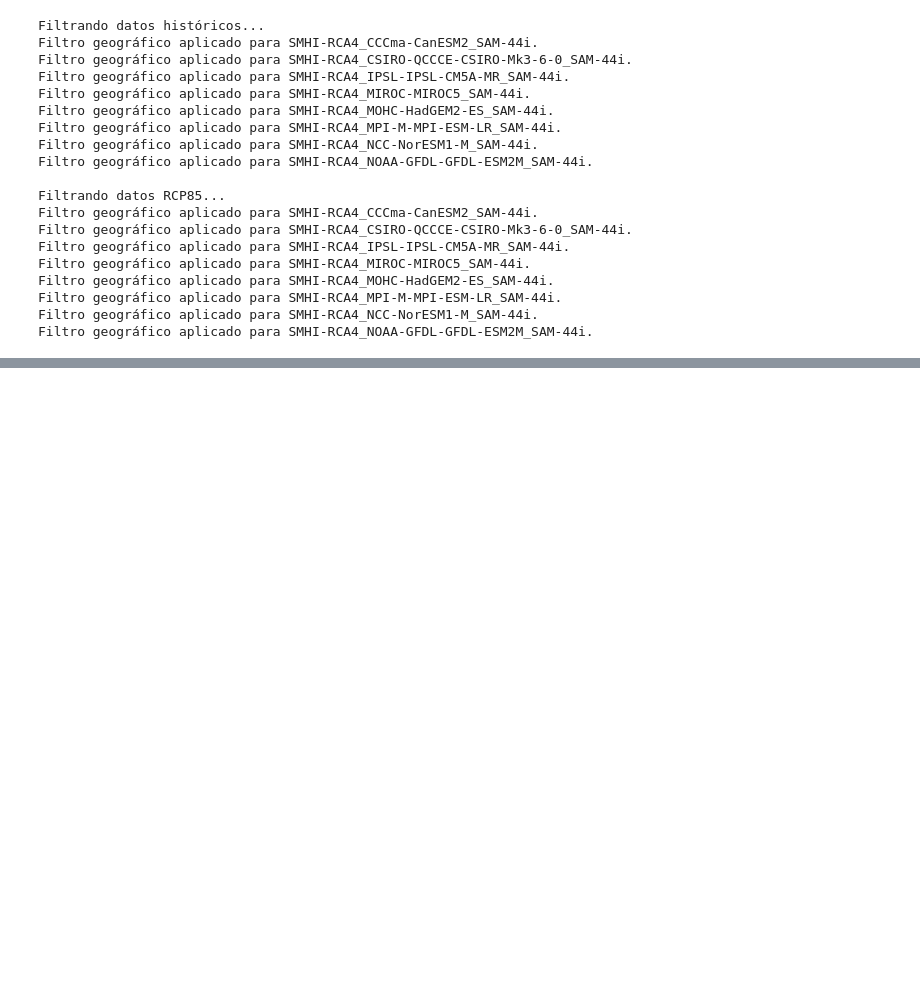
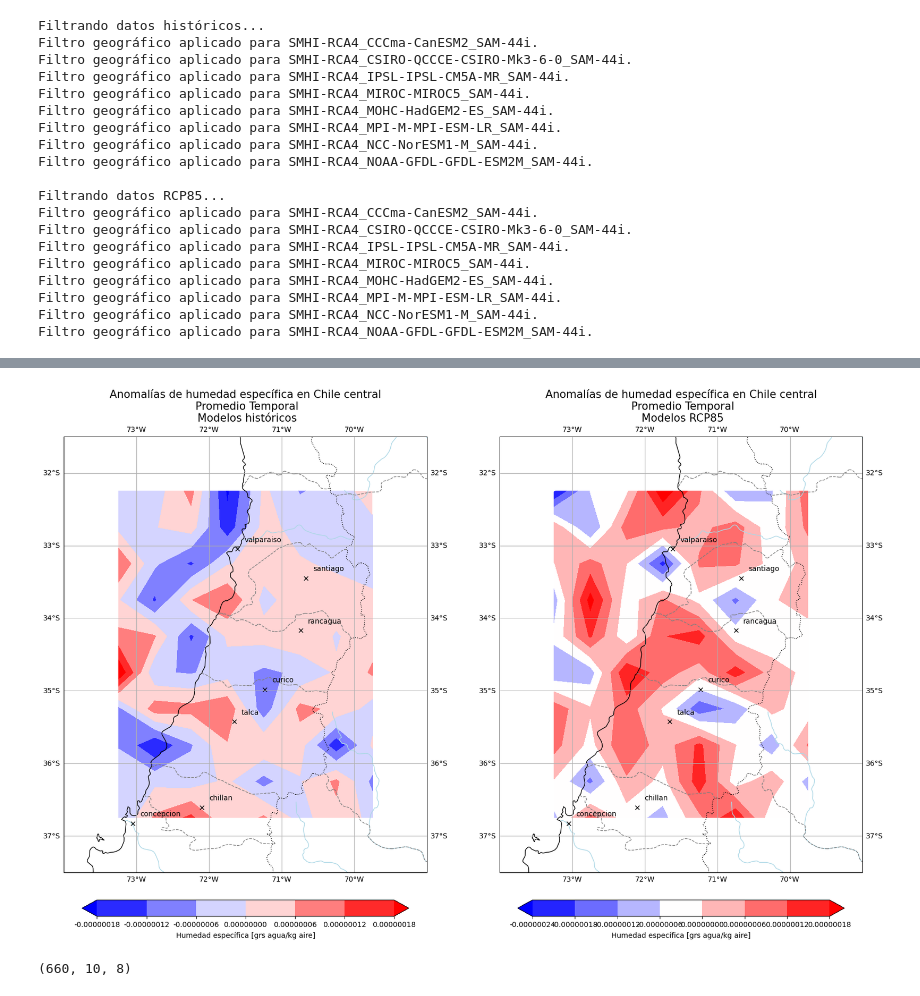
Before and after one commit to danap27/chile_specific_humidity, a Jupyter notebook: 2_main.ipynb, the cells around one changed output, grey strips where cells are left out. Saved outputs shown, nothing was run; the diff lists cells and outputs as text; code cells hidden in the pictures; blank space fills up the shorter version.

```diff
--- a/2_main.ipynb
+++ b/2_main.ipynb
@@ -403,0 +410,44 @@ plt.show()
+# %%
+def kg2grams_formatter(x, pos):
+    """
+    Formatea un número en gramos.
+    """
+    return '{:.8f}'.format(x*1000)
+
+# Graficamos en el mapa los modelos históricos y RCP85
+# Usando huss_historical_data_chile_central_mean y huss_rcp85_data_chile_central_mean
+data = [huss_historical_data_chile_central_mean, huss_rcp85_data_chile_central_mean]
+map_mesh = np.meshgrid(lon_map, lat_map)
+contour_levels = np.linspace(-0.0005, 0.0005, 40)
+# contourf_kwargs = {'extend': 'both', 'transform': ccrs.PlateCarree(), 'cmap': 'bwr', 'levels': contour_levels}
+contourf_kwargs = {'extend': 'both', 'transform': ccrs.PlateCarree(), 'cmap': 'bwr'}
+
+fig, axs = plt.subplots(ncols=2, figsize=(20, 14), subplot_kw=dict(projection=ccrs.PlateCarree()))
+for i, ax in enumerate(axs):
+    ax.set_extent([chile_central_lon[0]-0.5, chile_central_lon[1]+0.5, chile_central_lat[0]-0.5, chile_central_lat[1]+0.5], crs=ccrs.PlateCarree())
+    ax.coastlines(resolution='10m')
+    ax.add_feature(ccrs.cartopy.feature.BORDERS, linestyle=':')
+    ax.add_feature(ccrs.cartopy.feature.LAKES, color = 'lightblue')
+    ax.add_feature(ccrs.cartopy.feature.RIVERS, color = 'lightblue')
+    ax.add_feature(states_provinces, edgecolor='gray')
+    h = ax.contourf(lon_map, lat_map, data[i].mean(axis=0), **contourf_kwargs)
+    ax.gridlines(draw_labels=True, dms=True, x_inline=False, y_inline=False, crs=ccrs.PlateCarree())
+    # Añadimos las ciudades
+    for city in cities.keys():
+        ax.plot(cities[city][1], cities[city][0], transform=ccrs.PlateCarree(), marker='x', color='black')
+        #text
+        ax.text(cities[city][1] + 0.1, cities[city][0] + 0.1, city, transform=ccrs.PlateCarree())
+    # Añadimos la barra de colores horizontal
+    cbar = plt.colorbar(h, ax=ax, orientation='horizontal', shrink=0.9, pad=0.05)
+    cbar.ax.set_xlabel('Humedad específica [grs agua/kg aire]', fontsize=10)
+    # Aplicamos el formato de gramos
+    cbar.ax.xaxis.set_major_formatter(mticker.FuncFormatter(kg2grams_formatter))
+    # Añadimos el título
+    ax.set_title('Anomalías de humedad específica en Chile central\n Promedio Temporal\n Modelos históricos' if i == 0 else 'Anomalías de humedad específica en Chile central\n Promedio Temporal\n Modelos RCP85', fontsize=15)
+plt.show()
+# %% [output]
+[figure, added]
+# %%
+data[0].shape
+# %% [output]
+(660, 10, 8)
```
Also changed, not shown: parts of 5 cells of this notebook.
